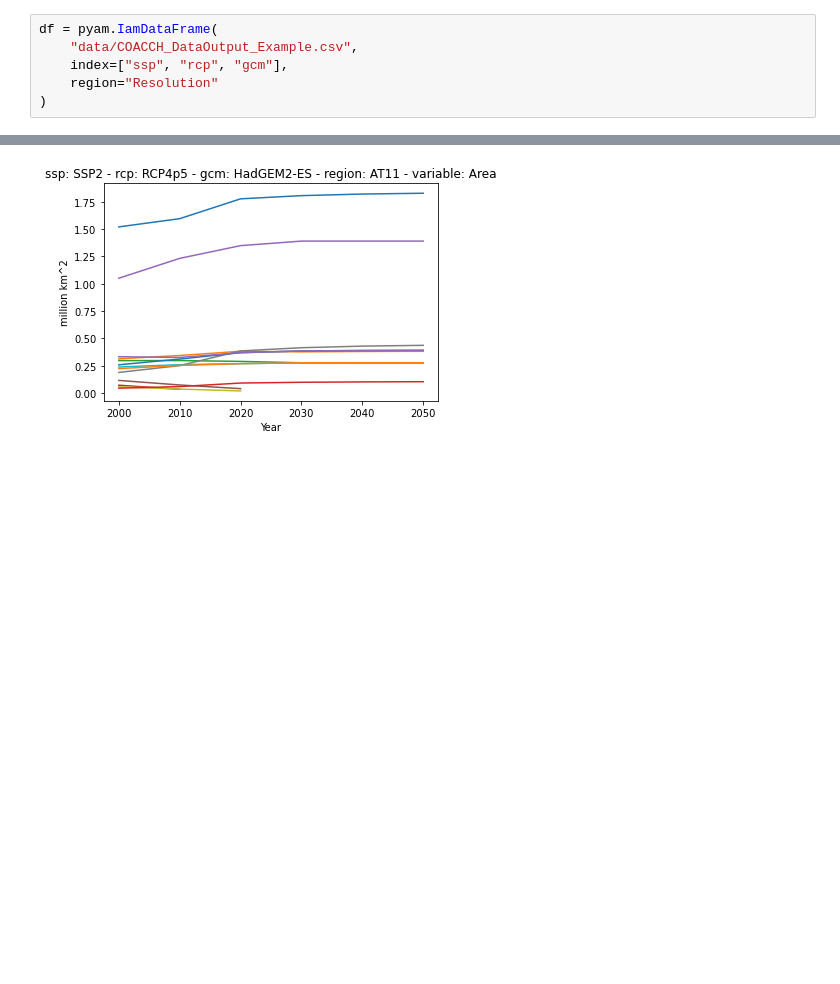
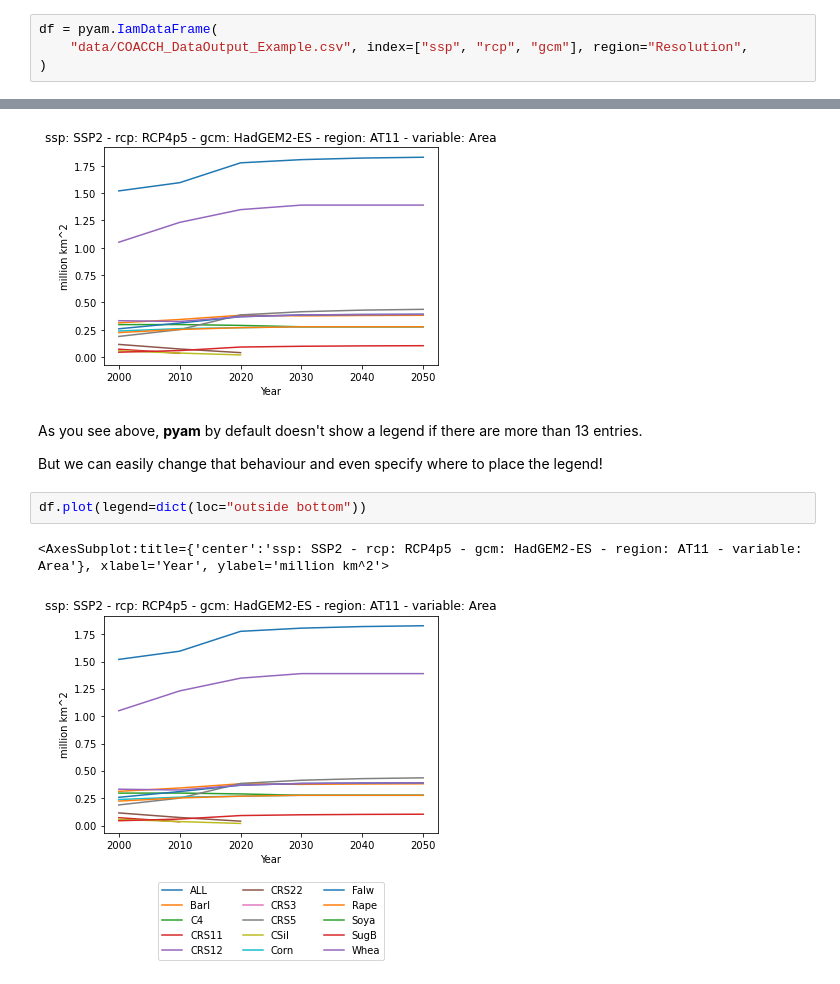
Before and after one commit to iiasa/coacch-data-format, a Jupyter notebook: coacch-data-tutorial.ipynb, the cells around one changed output, grey strips where cells are left out. Saved outputs shown, nothing was run; the diff lists cells and outputs as text; blank space fills up the shorter version.

```diff
--- a/coacch-data-tutorial.ipynb
+++ b/coacch-data-tutorial.ipynb
@@ -5,8 +13,6 @@ import pyam
 # %%
 df = pyam.IamDataFrame(
-    "data/COACCH_DataOutput_Example.csv",
-    index=["ssp", "rcp", "gcm"],
-    region="Resolution"
+    "data/COACCH_DataOutput_Example.csv", index=["ssp", "rcp", "gcm"], region="Resolution",
 )
 # %% [output]
 pyam - INFO: Running in a notebook, setting up a basic logging at level INFO
@@ -62,3 +74,12 @@ df.plot()
 pyam.plotting - INFO: >=13 labels, not applying legend
 <AxesSubplot:title={'center':'ssp: SSP2 - rcp: RCP4p5 - gcm: HadGEM2-ES - region: AT11 - variable: Area'}, xlabel='Year', ylabel='million km^2'>
 [figure]
+# %% [markdown]
+As you see above, **pyam** by default doesn't show a legend if there are more than 13 entries.
+
+But we can easily change that behaviour and even specify where to place the legend!
+# %%
+df.plot(legend=dict(loc="outside bottom"))
+# %% [output]
+<AxesSubplot:title={'center':'ssp: SSP2 - rcp: RCP4p5 - gcm: HadGEM2-ES - region: AT11 - variable: Area'}, xlabel='Year', ylabel='million km^2'>
+[figure, added]
```
Also changed, not shown: parts of 5 cells of this notebook.
